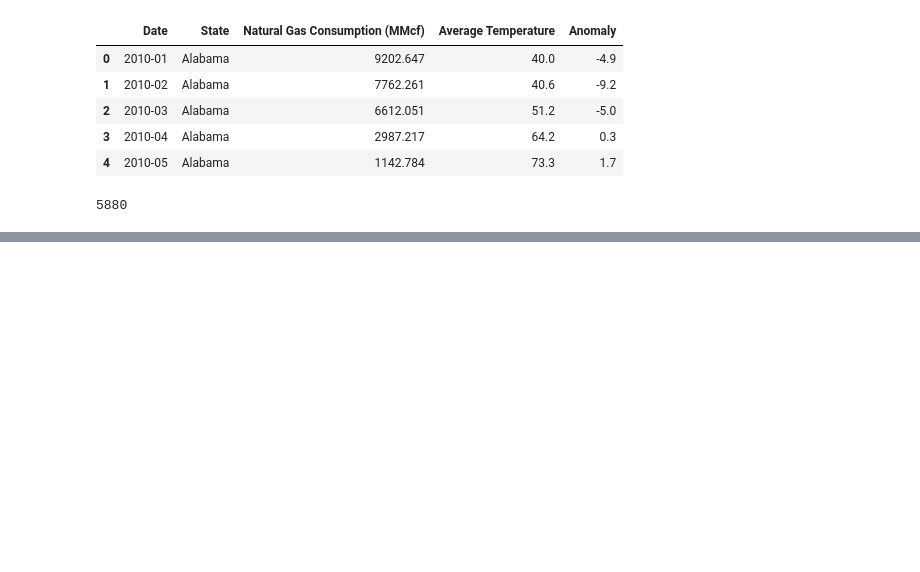
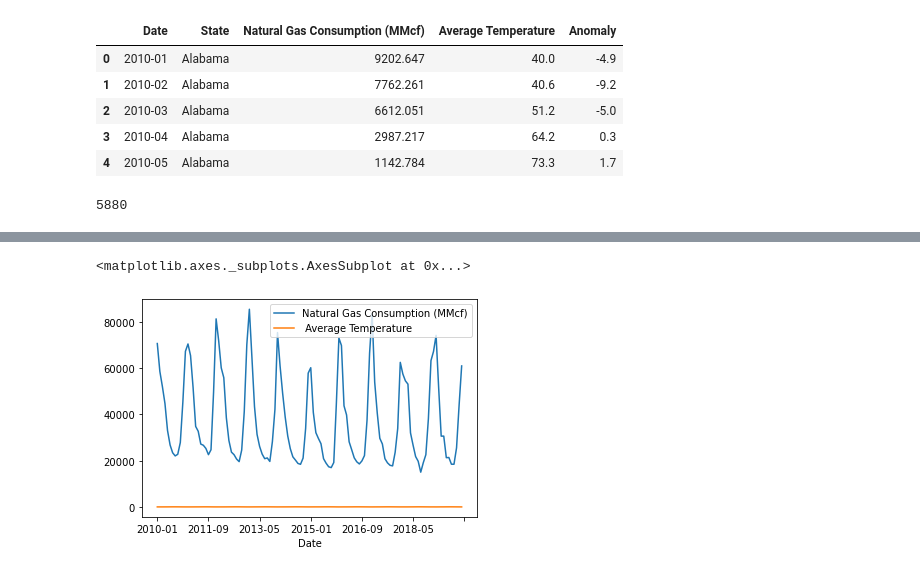
Before and after one commit to kcwf3d/databootcamp_Project_1, a Jupyter notebook: ma_pr1_data_clean.ipynb, the cells around one changed output, grey strips where cells are left out. Cells and saved outputs as stored; diff of their text form; code cells hidden in the pictures; blank space fills up the shorter version.

Commit message:
added clean combined data

```diff
--- a/ma_pr1_data_clean.ipynb
+++ b/ma_pr1_data_clean.ipynb
@@ -157,0 +170,7 @@ len(combined_df)
+# %%
+cali_data = combined_df.loc[combined_df['State'] == 'California']
+
+cali_data.plot(kind="line", x='Date', y=['Natural Gas Consumption (MMcf)', ' Average Temperature'])
+# %% [output]
+<matplotlib.axes._subplots.AxesSubplot at 0x...>
+[figure, added]
```
Also changed, not shown: parts of 4 cells of this notebook, 3 other files.
